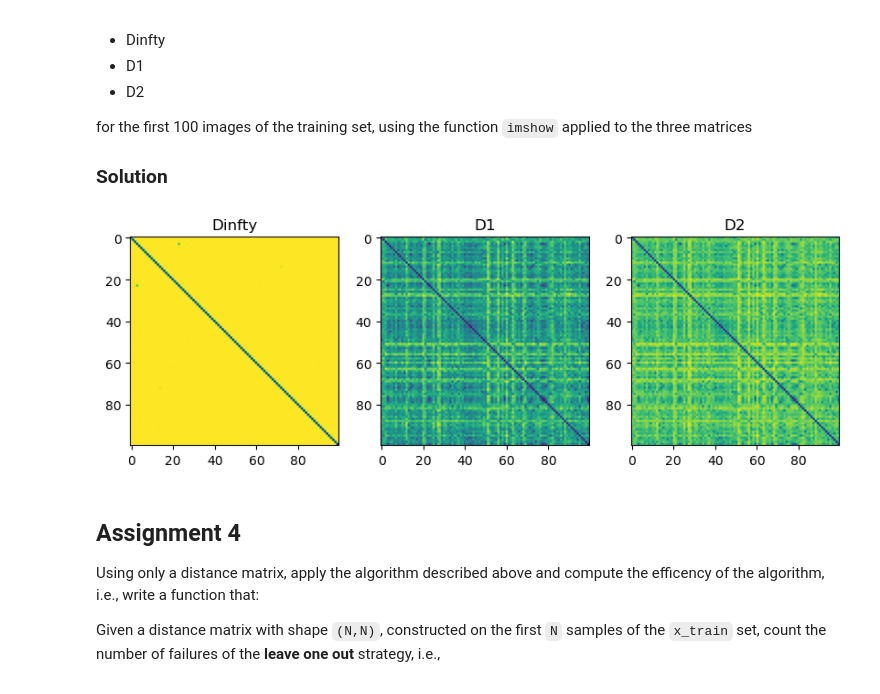
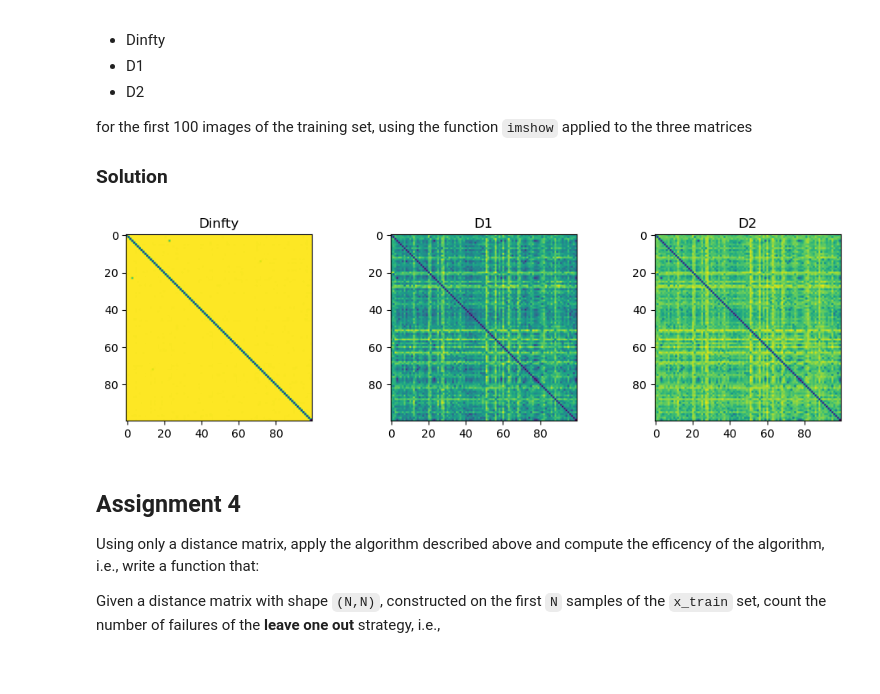
Before and after one commit to octodoge/dssc-num, a Jupyter notebook: final_project.ipynb, the cells around one changed output. Saved outputs shown, nothing was run; the diff lists cells and outputs as text; code cells hidden in the pictures.

```diff
--- a/final_project.ipynb
+++ b/final_project.ipynb
@@ -96,22 +96,18 @@ for the first 100 images of the training set, using the function `imshow` applie
 ### Solution
 # %%
 #compute matrices
-max_N = 1600
-max_dist_matrices = {
-    'Dinfty': compute_dist_matrix(max_N, d_infty),
-    'D1': compute_dist_matrix(max_N, d_one),
-    'D2': compute_dist_matrix(max_N, d_two)}
-dist_matrices = {}
-for N in [100, 200, 400, 800, 1600]:
-    dist_matrices[N] = {name: D[:N, :N] for name, D in max_dist_matrices.items()}
+dist_matrices = {
+    'Dinfty': compute_dist_matrix(100, d_infty),
+    'D1': compute_dist_matrix(100, d_one),
+    'D2': compute_dist_matrix(100, d_two)}
 
 #plot
-_, axes = plt.subplots(1, 3, figsize=(10, 3))
-for ax, (name, D) in zip(axes, dist_matrices[100].items()):
+_, axes = plt.subplots(1, 3, figsize=(12, 3))
+for ax, (name, D) in zip(axes, dist_matrices.items()):
     ax.imshow(D)
     ax.set_title(name)
 # %% [output]
-[figure, old version]
+[figure, new version]
 # %% [markdown]
 ## Assignment 4
 
```
Also changed, not shown: parts of 6 cells of this notebook.
